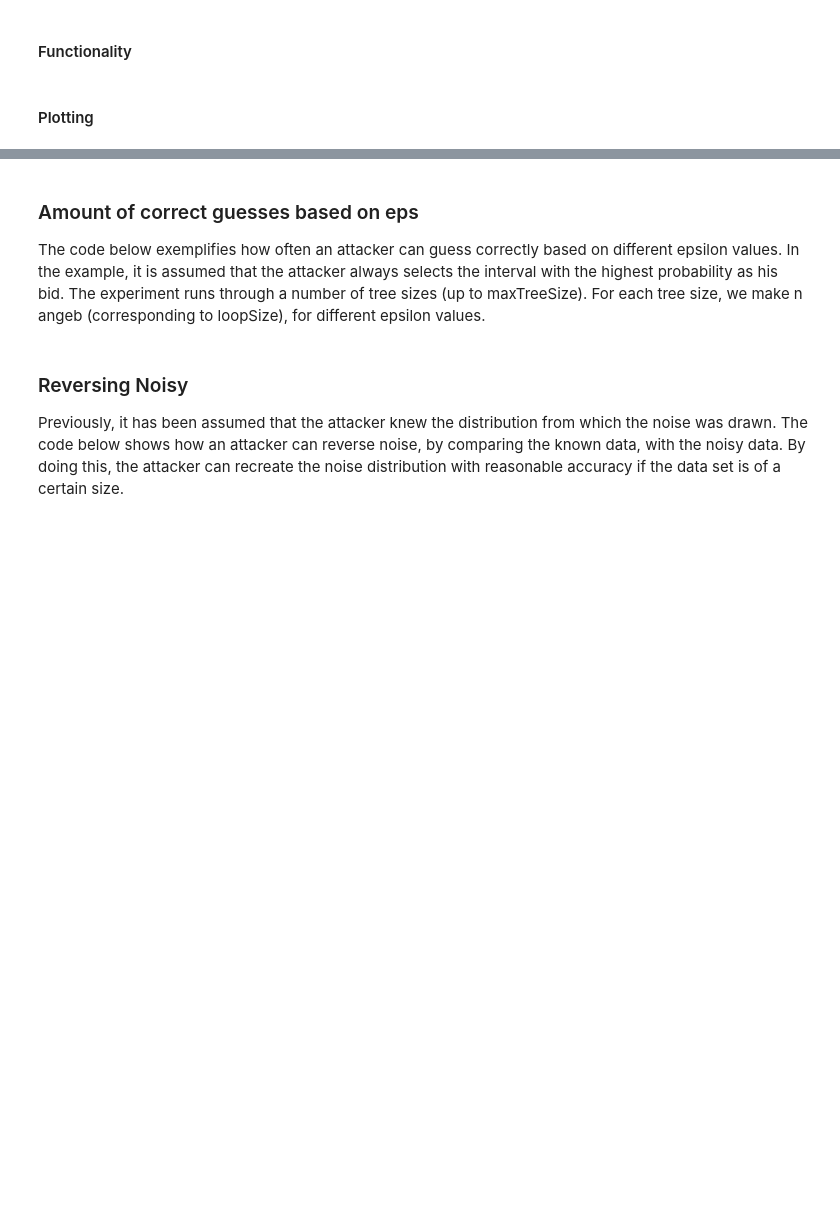
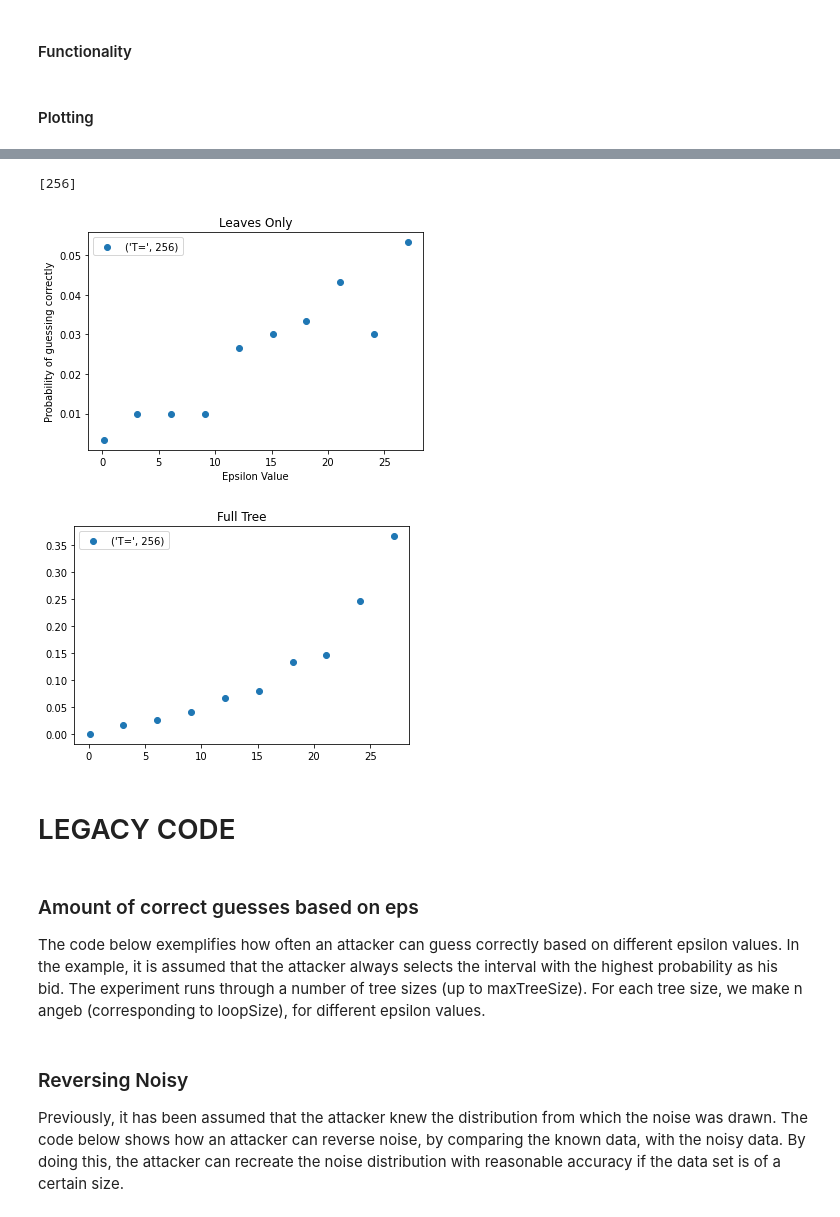
Before and after one commit to emil565a/DifferentialPrivacy_BachelorProject, a Jupyter notebook: Project.ipynb, the cells around one changed output, grey strips where cells are left out. Saved outputs shown, nothing was run; the diff lists cells and outputs as text; code cells hidden in the pictures; blank space fills up the shorter version.

```diff
--- a/Project.ipynb
+++ b/Project.ipynb
@@ -777,7 +568,7 @@ def removeOneFromTLeaves(OGLeafs):
     return OGLeafs
 
 #Remove one from the last leaf, and all of its parents.
-def removeOneFromTFull(OGData):
+def removeOneFromTFull(OGData, T):
     knownData = np.array(OGData)
     knownData[0] = knownData[0]-1
     #Removing one person from the tree (From the last leaf)
@@ -786,8 +577,6 @@ def removeOneFromTFull(OGData):
         knownData[removeAtNode] = knownData[removeAtNode]-1 #Last count-1
     knownData[-1] = knownData[-1]-1
     return knownData
-
-
 
 ######## Helper functions for traceAttFull #########
 class simpleNode:
@@ -934,7 +726,7 @@ def prepAttackFull(T, eps, printBool):
     OGInterval, OGvalue       = getIntervalAndValues(originalTree)
     NoisyInterval, Noisyvalue = getIntervalAndValues(noisyTree)
 
-    knownData = removeOneFromTFull(OGvalue)
+    knownData = removeOneFromTFull(OGvalue, T)
     if (printBool):
         print("Known:", knownData)
         print("noisy:", Noisyvalue)
@@ -1151,7 +972,7 @@ minT = 3
 maxT = 8
 tValues = [2**i for i in range(minT, maxT+1)]
 print(tValues)
-minMaxInc = [(0.1, 1., 0.2), (1, 10., 2),  (10., 100., 5.)]
+minMaxInc = [(0.1, 1., 0.2), (1, 10., 2),  (10., 120., 5.)]
 
 for epsVal in minMaxInc:
     fig1 = plt.figure()
@@ -1315,0 +1094,45 @@ eps:  30 CP 2.77
+# %%
+loopSize = 300
+minT = 8
+maxT = 8
+tValues = [2**i for i in range(minT, maxT+1)]
+print(tValues)
+minMaxInc = [(0.1, 30., 3)]
+
+for epsVal in minMaxInc:
+    fig1 = plt.figure()
+    fig2 = plt.figure()
+
+    subplot1=fig1.add_subplot(1,1,1, label = "Leaves")
+    subplot1.set_title("Leaves Only")
+    subplot1.set_xlabel('Epsilon Value')
+    subplot1.set_ylabel('Probability of guessing correctly')
+
+
+    subplot2=fig2.add_subplot(1,1,1, label = "Full Tree")
+    subplot2.set_title("Full Tree")
+    subplot1.set_xlabel('Epsilon Value')
+    subplot1.set_ylabel('Probability of guessing correctly')
+
+    for t in tValues:
+        arrLeafs, arrFull = simpleTest(loopSize, t, epsVal[0], epsVal[1], epsVal[2])
+        plotBestGuessSimple(arrLeafs, t, "Leafs Only", subplot1)
+        plotBestGuessSimple(arrFull, t, "Full Tree", subplot2)
+    plt.show()
+# %% [output]
+[256]
+[figure, added]
+[figure, added]
+# %% [markdown]
+
+
+
+
+
+
+
+
+
+
+
+# LEGACY CODE
```
Also changed, not shown: parts of 38 cells of this notebook.
